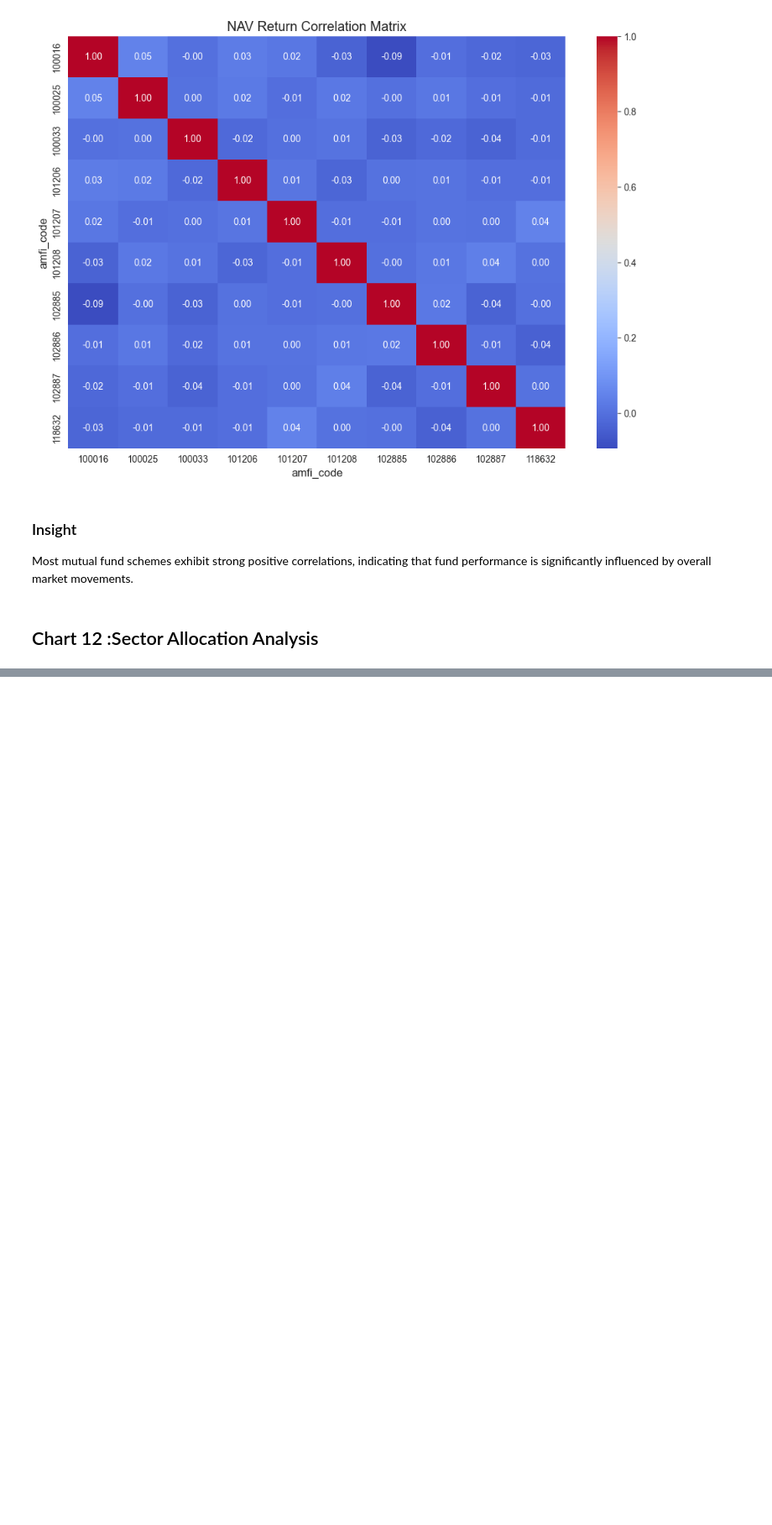
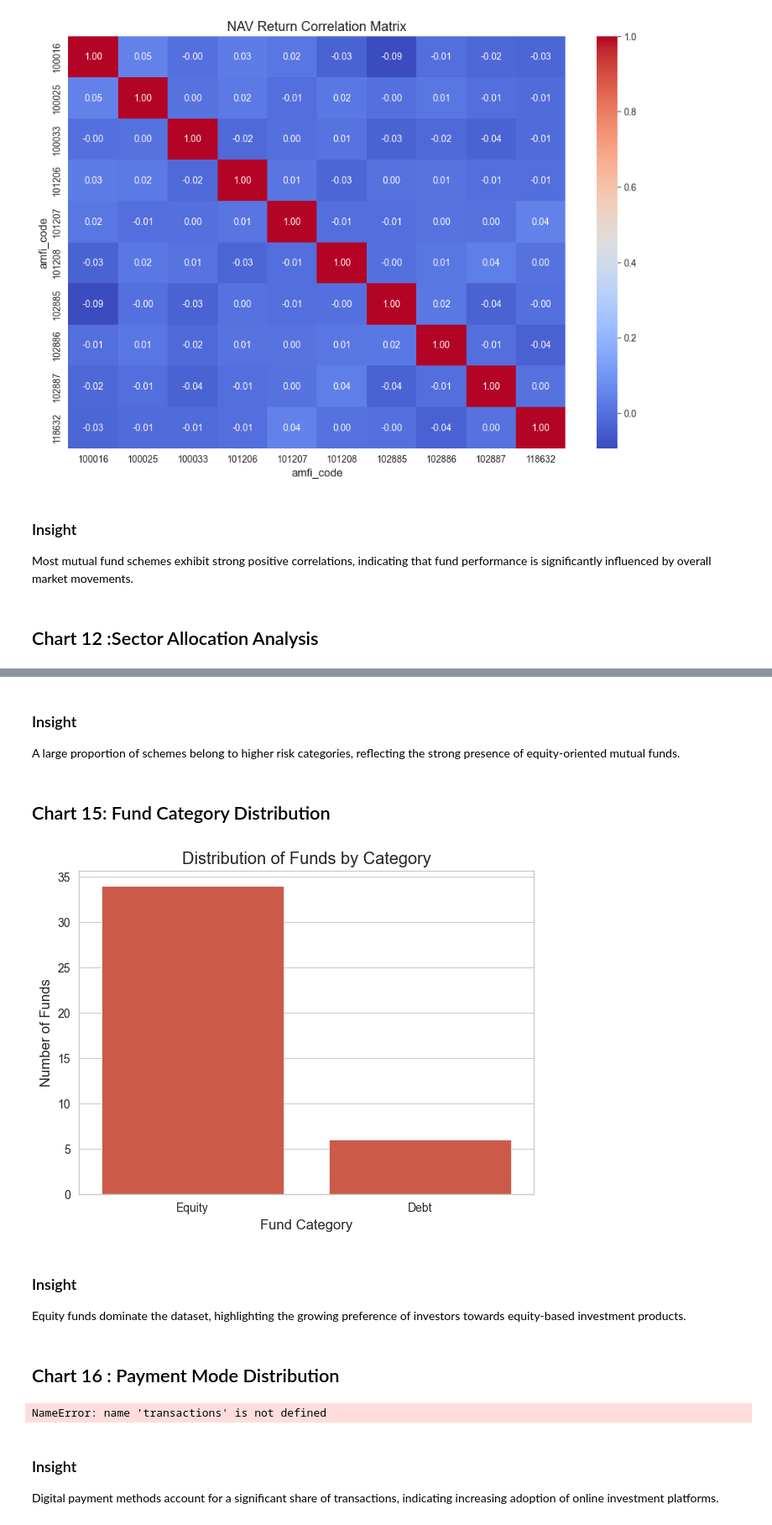
Before and after one commit to Sarthak-1229/Bluestock, a Jupyter notebook: notebooks/EDA_Analysis.ipynb, the cells around one changed output, grey strips where cells are left out. Shown at 84% size. Cells and saved outputs as stored; diff of their text form; code cells hidden in the pictures; blank space fills up the shorter version.

```diff
--- a/notebooks/EDA_Analysis.ipynb
+++ b/notebooks/EDA_Analysis.ipynb
@@ -389,0 +447,58 @@ fig.show()
+# %% [markdown]
+### Insight
+
+A large proportion of schemes belong to higher risk categories, reflecting the strong presence of equity-oriented mutual funds.
+# %% [markdown]
+## Chart 15: Fund Category Distribution
+# %%
+plt.figure(figsize=(7,5))
+
+sns.countplot(
+    data=fund_master,
+    x="category"
+)
+
+plt.title("Distribution of Funds by Category")
+plt.xlabel("Fund Category")
+plt.ylabel("Number of Funds")
+
+plt.savefig(
+    "../reports/fund_category_distribution.png",
+    bbox_inches="tight"
+)
+
+plt.show()
+# %% [output]
+[figure, added]
+# %% [markdown]
+### Insight
+
+Equity funds dominate the dataset, highlighting the growing preference of investors towards equity-based investment products.
+# %% [markdown]
+## Chart 16 : Payment Mode Distribution
+# %%
+payment_mode = transactions["payment_mode"].value_counts()
+
+plt.figure(figsize=(8,8))
+
+plt.pie(
+    payment_mode,
+    labels=payment_mode.index,
+    autopct="%1.1f%%",
+    startangle=90
+)
+
+plt.title("Distribution of Payment Modes")
+
+plt.savefig(
+    "../reports/payment_mode_distribution.png",
+    bbox_inches="tight"
+)
+
+plt.show()
+# %% [output]
+NameError: name 'transactions' is not defined
+# %% [markdown]
+### Insight
+
+Digital payment methods account for a significant share of transactions, indicating increasing adoption of online investment platforms.
```
Also changed, not shown: parts of 6 cells of this notebook, 2 other files.
